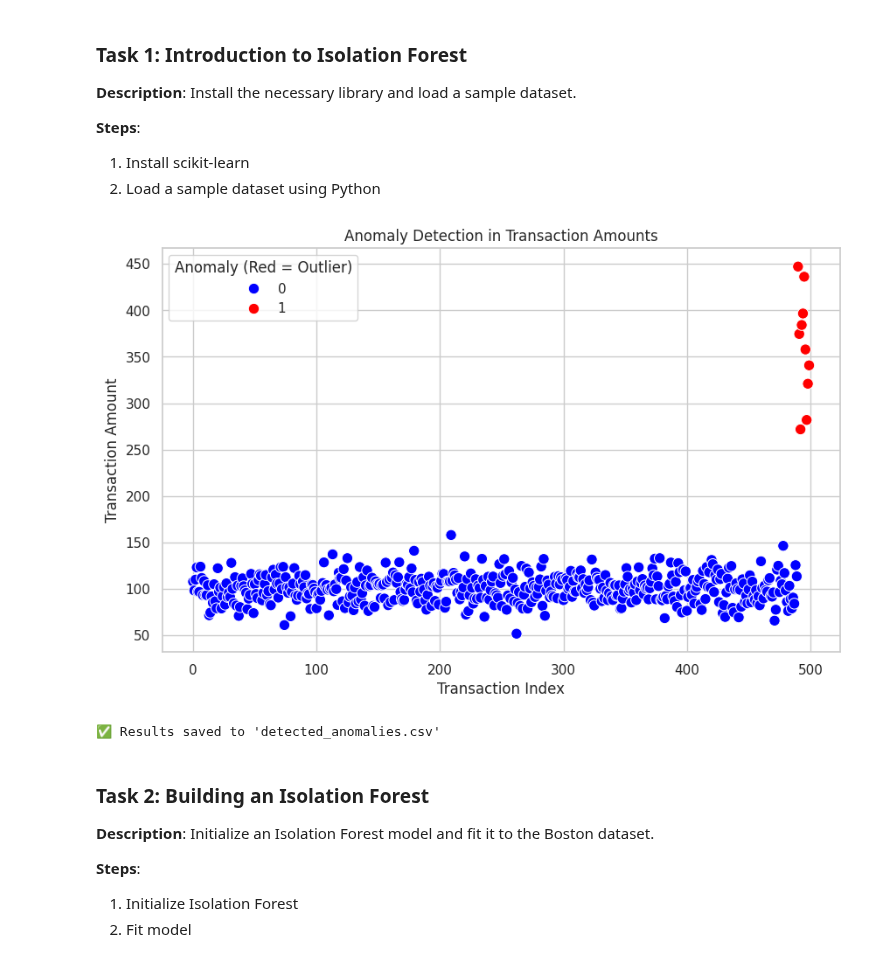
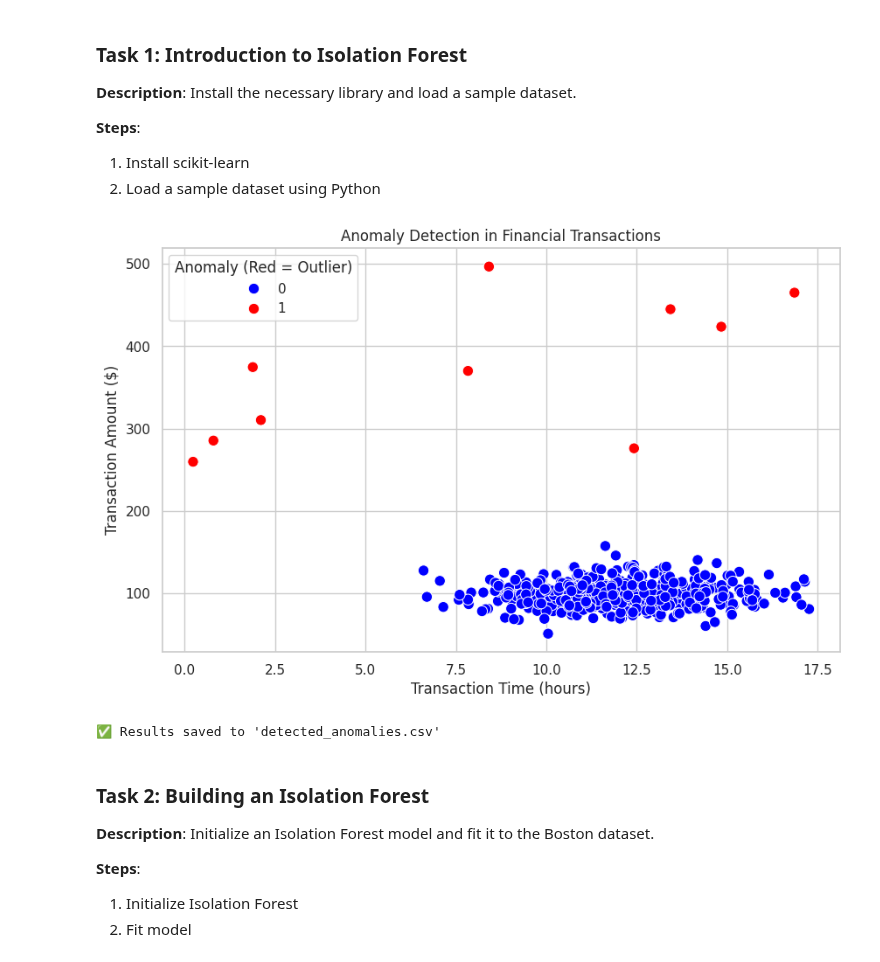
Before and after one commit to Gayathrichandrashekar/AI_DATA_ANALYSIS_, a Jupyter notebook: src/Module 11/Hands-on - AI-Based Data Quality & Real-Time Monitoring/Ques_1.ipynb, the cells around one changed output. Saved outputs shown, nothing was run; the diff lists cells and outputs as text; code cells hidden in the pictures.

```diff
--- a/src/Module 11/Hands-on - AI-Based Data Quality & Real-Time Monitoring/Ques_1.ipynb
+++ b/src/Module 11/Hands-on - AI-Based Data Quality & Real-Time Monitoring/Ques_1.ipynb
@@ -6,68 +6,90 @@
 1. Install scikit-learn
 2. Load a sample dataset using Python
 # %%
-# Step 1: Import Libraries
+# Step 1: Import required libraries
 import numpy as np
 import pandas as pd
 import matplotlib.pyplot as plt
 import seaborn as sns
 from sklearn.ensemble import IsolationForest
 
-# For better visualizations
+# Set Seaborn style
 sns.set(style="whitegrid")
 
-# Step 2: Generate Synthetic Transaction Data
+# Step 2: Generate synthetic financial transaction data
 def generate_transaction_data():
     np.random.seed(42)
-    normal_data = np.random.normal(loc=100, scale=15, size=490)  # Normal transactions
-    anomalies = np.random.uniform(low=250, high=500, size=10)     # Anomalies
-    all_data = np.concatenate([normal_data, anomalies])
-    df = pd.DataFrame({'TransactionAmount': all_data})
+
+    # Generate normal transaction amounts and timestamps
+    normal_amounts = np.random.normal(loc=100, scale=15, size=490)
+    normal_times = np.random.normal(loc=12, scale=2, size=490)  # e.g., 12 PM average
+
+    # Generate anomalies
+    anomaly_amounts = np.random.uniform(low=250, high=500, size=10)
+    anomaly_times = np.random.uniform(low=0, high=24, size=10)
+
+    # Combine
+    amounts = np.concatenate([normal_amounts, anomaly_amounts])
+    times = np.concatenate([normal_times, anomaly_times])
+
+    # Create DataFrame
+    df = pd.DataFrame({
+        'TransactionAmount': amounts,
+        'TransactionTime': times
+    })
+
     return df
 
-# Step 3: Apply Isolation Forest for Anomaly Detection
+# Step 3: Apply Isolation Forest for anomaly detection
 def detect_anomalies(df):
-    model = IsolationForest(contamination=0.02, random_state=42)
-    df['Anomaly'] = model.fit_predict(df[['TransactionAmount']])
-    df['Anomaly'] = df['Anomaly'].map({1: 0, -1: 1})  # 0 = normal, 1 = anomaly
-    return df
+    try:
+        model = IsolationForest(contamination=0.02, random_state=42)
+        df['Anomaly'] = model.fit_predict(df[['TransactionAmount', 'TransactionTime']])
+        df['Anomaly'] = df['Anomaly'].map({1: 0, -1: 1})  # 0 = normal, 1 = anomaly
+        return df
+    except Exception as e:
+        print(f"❌ Error during model fitting: {e}")
+        return df
 
-# Step 4: Visualize the Anomalies
+# Step 4: Plot the anomalies
 def plot_anomalies(df):
-    plt.figure(figsize=(10, 6))
-    sns.scatterplot(
-        x=df.index,
-        y='TransactionAmount',
-        hue='Anomaly',
-        data=df,
-        palette={0: 'blue', 1: 'red'},
-        s=80
-    )
-    plt.title("Anomaly Detection in Transaction Amounts")
-    plt.xlabel("Transaction Index")
-    plt.ylabel("Transaction Amount")
-    plt.legend(title="Anomaly (Red = Outlier)")
-    plt.show()
+    try:
+        plt.figure(figsize=(10, 6))
+        sns.scatterplot(
+            x='TransactionTime',
+            y='TransactionAmount',
+            hue='Anomaly',
+            data=df,
+            palette={0: 'blue', 1: 'red'},
+            s=80
+        )
+        plt.title("Anomaly Detection in Financial Transactions")
+        plt.xlabel("Transaction Time (hours)")
+        plt.ylabel("Transaction Amount ($)")
+        plt.legend(title="Anomaly (Red = Outlier)")
+        plt.show()
+    except Exception as e:
+        print(f"❌ Error during plotting: {e}")
 
-# Step 5: Save results to CSV with error handling
+# Step 5: Save to CSV with error handling
 def save_results(df, filename="detected_anomalies.csv"):
     try:
         df.to_csv(filename, index=False)
         print(f"✅ Results saved to '{filename}'")
     except Exception as e:
         print(f"❌ Error saving file: {e}")
 
-# Step 6: Main function to run the pipeline
+# Step 6: Run the full pipeline
 def main():
     df = generate_transaction_data()
     df = detect_anomalies(df)
     plot_anomalies(df)
     save_results(df)
 
-# Execute
+# Execute the pipeline
 main()
 # %% [output]
-[figure, old version]
+[figure, new version]
 ✅ Results saved to 'detected_anomalies.csv'
 # %% [markdown]
 ### Task 2: Building an Isolation Forest
```
